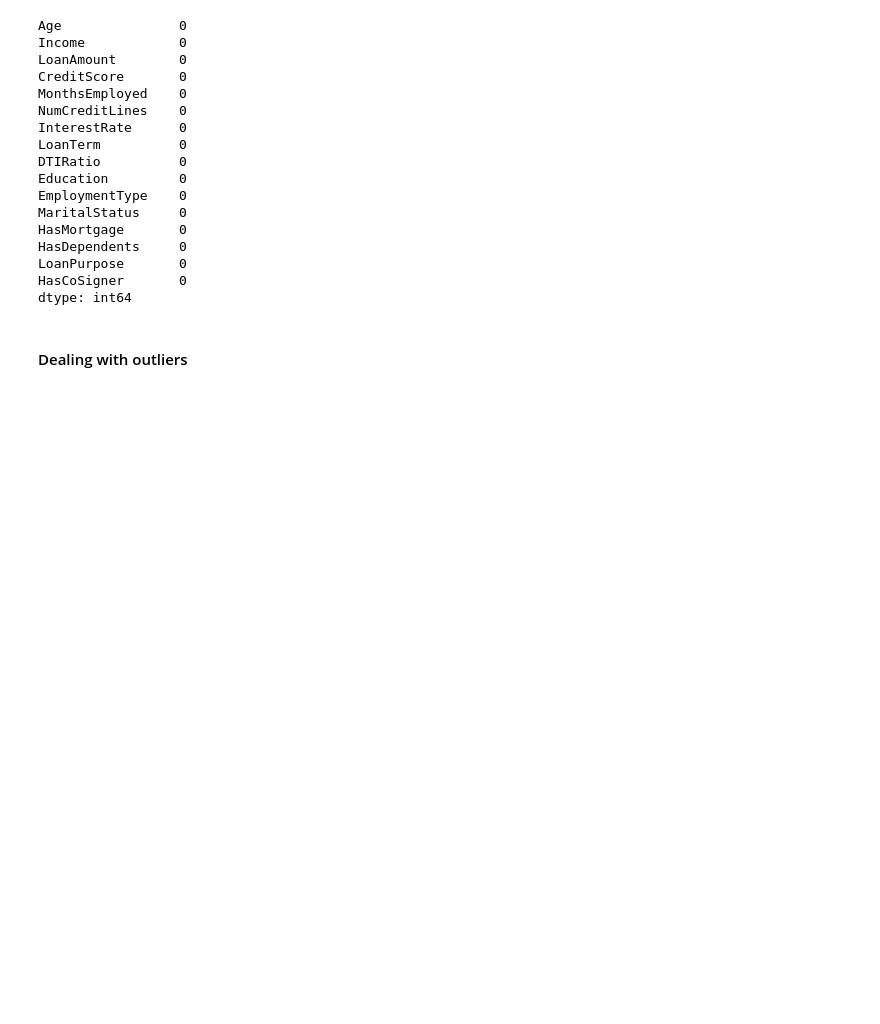
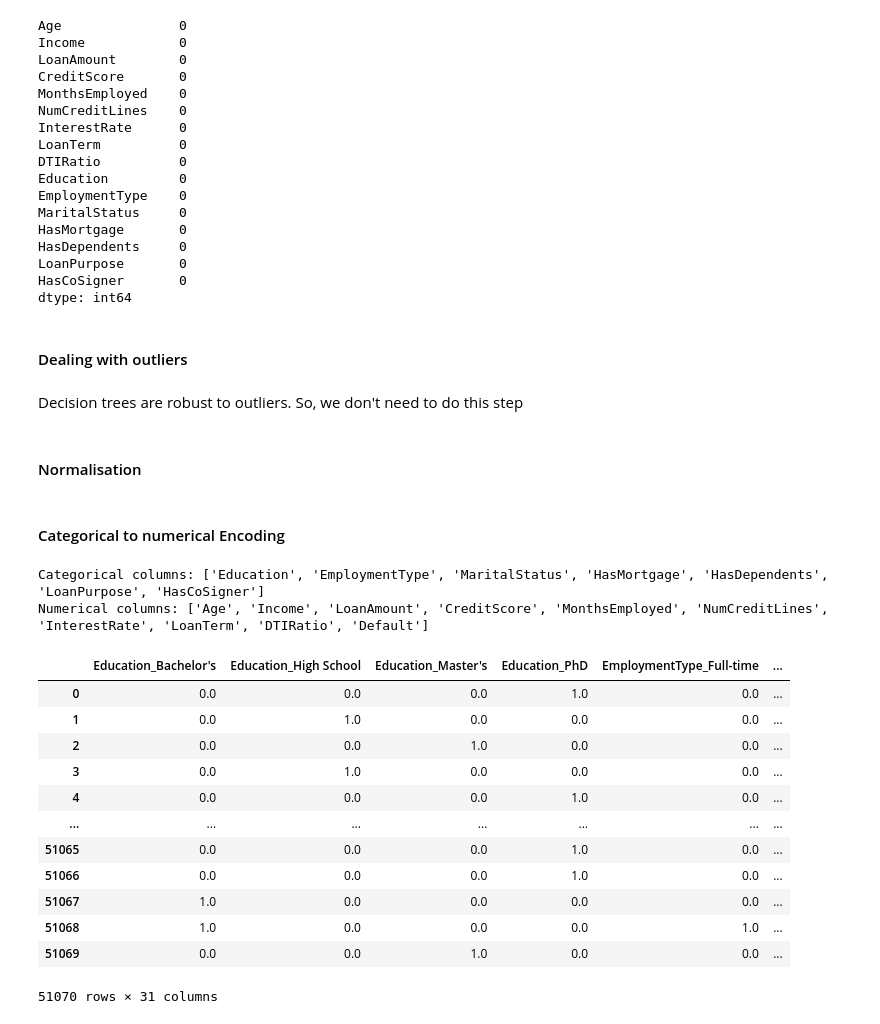
Before and after one commit to standing-on-giants/Lend-or-lose-Loan-Default-prediction-project, a Jupyter notebook: treesAndForests.ipynb, the cells around one changed output. Drawn from its saved outputs; the diff is of its cells as text; code cells hidden in the pictures; blank space fills up the shorter version.

```diff
--- a/treesAndForests.ipynb
+++ b/treesAndForests.ipynb
@@ -124,0 +128,66 @@ dtype: int64
+# %% [markdown]
+Decision trees are robust to outliers. So, we don't need to do this step
+# %% [markdown]
+#### Normalisation
+# %% [markdown]
+#### Categorical to numerical Encoding
+# %%
+# First, identify categorical and numerical columns
+from sklearn.preprocessing import OneHotEncoder
+
+categorical_columns_train = train_df.select_dtypes(include=['object']).columns
+numerical_columns_train = train_df.select_dtypes(include=['int64', 'float64']).columns
+
+categorical_columns_test = test_df.select_dtypes(include=['object']).columns
+numerical_columns_test = test_df.select_dtypes(include=['int64', 'float64']).columns
+
+print("Categorical columns:", categorical_columns_train.tolist())
+print("Numerical columns:", numerical_columns_train.tolist())
+
+# Initialize the encoder
+encoder = OneHotEncoder(sparse_output=False)
+encoder1 = OneHotEncoder(sparse_output=False)
+
+# Fit and transform only the categorical columns
+categorical_encoded_train = encoder.fit_transform(train_df[categorical_columns_train])
+categorical_encoded_test = encoder1.fit_transform(test_df[categorical_columns_train])
+
+# Create DataFrame with encoded categorical variables
+encoded_categorical_traindf = pd.DataFrame(
+    categorical_encoded_train,
+    columns=encoder.get_feature_names_out(categorical_columns_train)
+)
+encoded_categorical_testdf = pd.DataFrame(
+    categorical_encoded_test,
+    columns=encoder1.get_feature_names_out(categorical_columns_test)
+)
+
+# Combine with numerical columns
+encoded_train_df = pd.concat([
+    encoded_categorical_traindf,
+    train_df[numerical_columns_train].reset_index(drop=True)
+], axis=1)
+
+
+encoded_test_df = pd.concat([
+    encoded_categorical_testdf,
+    test_df[numerical_columns_test].reset_index(drop=True)
+], axis=1)
+
+encoded_test_df
+# %% [output]
+Categorical columns: ['Education', 'EmploymentType', 'MaritalStatus', 'HasMortgage', 'HasDependents', 'LoanPurpose', 'HasCoSigner']
+Numerical columns: ['Age', 'Income', 'LoanAmount', 'CreditScore', 'MonthsEmployed', 'NumCreditLines', 'InterestRate', 'LoanTerm', 'DTIRatio', 'Default']
+|  | Education_Bachelor's | Education_High School | Education_Master's | Education_PhD | EmploymentType_Full-time | ... |
+| 0 | 0.0 | 0.0 | 0.0 | 1.0 | 0.0 | ... |
+| 1 | 0.0 | 1.0 | 0.0 | 0.0 | 0.0 | ... |
+| 2 | 0.0 | 0.0 | 1.0 | 0.0 | 0.0 | ... |
+| 3 | 0.0 | 1.0 | 0.0 | 0.0 | 0.0 | ... |
+| 4 | 0.0 | 0.0 | 0.0 | 1.0 | 0.0 | ... |
+| ... | ... | ... | ... | ... | ... | ... |
+| 51065 | 0.0 | 0.0 | 0.0 | 1.0 | 0.0 | ... |
+| 51066 | 0.0 | 0.0 | 0.0 | 1.0 | 0.0 | ... |
+| 51067 | 1.0 | 0.0 | 0.0 | 0.0 | 0.0 | ... |
+| 51068 | 1.0 | 0.0 | 0.0 | 0.0 | 1.0 | ... |
+| 51069 | 0.0 | 0.0 | 1.0 | 0.0 | 0.0 | ... |
+51070 rows × 31 columns
```
Also changed, not shown: parts of 15 cells of this notebook, 2 other files.
